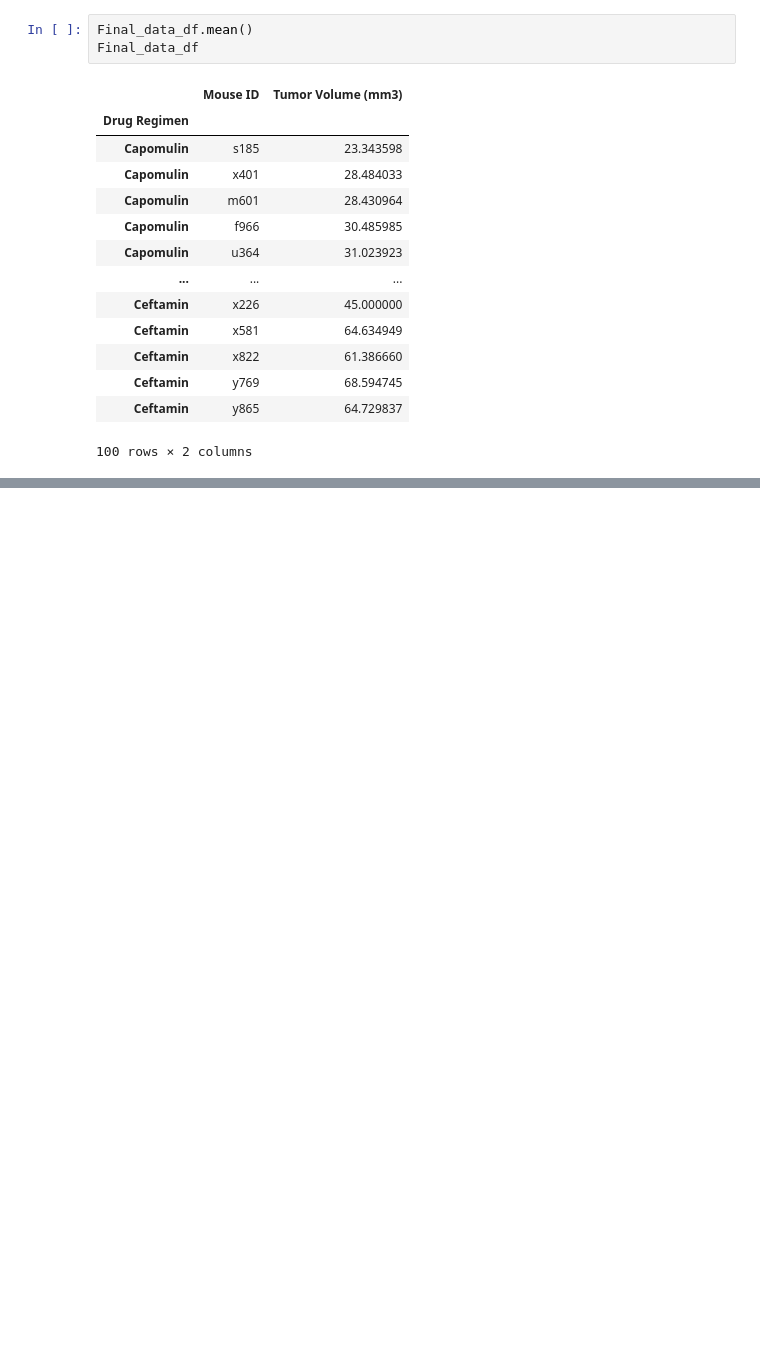
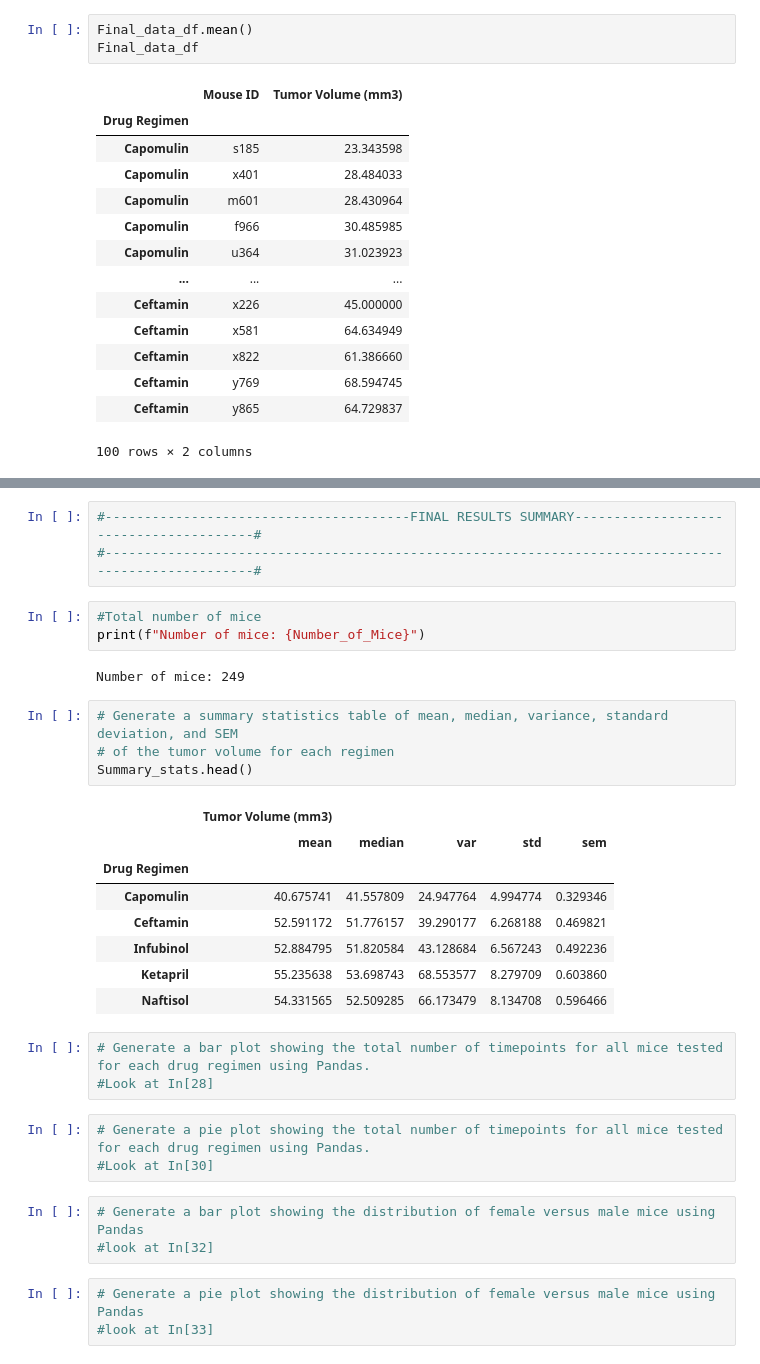
Before and after one commit to jacke1980/mltplotlib_challenge, a Jupyter notebook: Pymaceuticals/pymaceuticals_starter.ipynb, the cells around one changed output, grey strips where cells are left out. Drawn from its saved outputs; the diff is of its cells as text; blank space fills up the shorter version.

```diff
--- a/Pymaceuticals/pymaceuticals_starter.ipynb
+++ b/Pymaceuticals/pymaceuticals_starter.ipynb
@@ -614,0 +747,33 @@ Values above 87.66645829999999 could be outliers.
+# %%
+#---------------------------------------FINAL RESULTS SUMMARY---------------------------------------#
+#---------------------------------------------------------------------------------------------------#
+# %%
+#Total number of mice
+print(f"Number of mice: {Number_of_Mice}")
+# %% [output]
+Number of mice: 249
+# %%
+# Generate a summary statistics table of mean, median, variance, standard deviation, and SEM
+# of the tumor volume for each regimen
+Summary_stats.head()
+# %% [output]
+|  | Tumor Volume (mm3) |  |  |  |  |
+|  | mean | median | var | std | sem |
+| Drug Regimen |  |  |  |  |  |
+| Capomulin | 40.675741 | 41.557809 | 24.947764 | 4.994774 | 0.329346 |
+| Ceftamin | 52.591172 | 51.776157 | 39.290177 | 6.268188 | 0.469821 |
+| Infubinol | 52.884795 | 51.820584 | 43.128684 | 6.567243 | 0.492236 |
+| Ketapril | 55.235638 | 53.698743 | 68.553577 | 8.279709 | 0.603860 |
+| Naftisol | 54.331565 | 52.509285 | 66.173479 | 8.134708 | 0.596466 |
+# %%
+# Generate a bar plot showing the total number of timepoints for all mice tested for each drug regimen using Pandas.
+#Look at In[28]
+# %%
+# Generate a pie plot showing the total number of timepoints for all mice tested for each drug regimen using Pandas.
+#Look at In[30]
+# %%
+# Generate a bar plot showing the distribution of female versus male mice using Pandas
+#look at In[32]
+# %%
+# Generate a pie plot showing the distribution of female versus male mice using Pandas
+#look at In[33]
```
Also changed, not shown: parts of 36 cells of this notebook.
